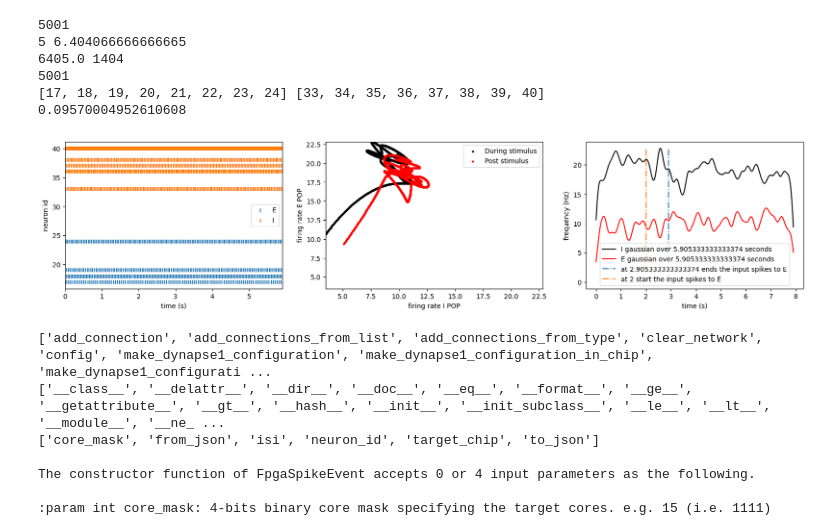
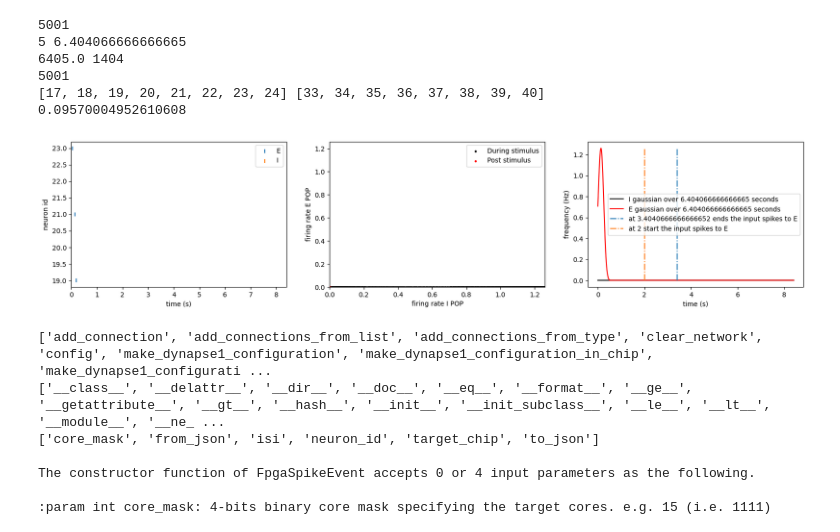
Before and after one commit to illian-g/Agentic-intelligence-E-I-network-on-silicon-neurons-DYNAP_SE2-, a Jupyter notebook: igruenberg/project.ipynb, the cells around one changed output. Cells and saved outputs as stored; diff of their text form; code cells hidden in the pictures.

Commit message:
monitor excitatory population with spike gen

```diff
--- a/igruenberg/project.ipynb
+++ b/igruenberg/project.ipynb
@@ -467,6 +467,7 @@ net_gen.clear_network()
 
 EN0    = 8
 e_neurons = [(0,0,ni) for ni in range(1,EN0+1)]
+monitored_neurons = e_neurons
 neurons = []
 for nid in e_neurons:
     neurons.append(Neuron(nid[0],nid[1],nid[2]))
@@ -484,13 +485,27 @@ WARNING: the network is empty!
 #param_group.param_map['PS_WEIGHT_EXC_F_N'].coarse_value = VALUE #AMPA weight
 #param_group.param_map['PS_WEIGHT_EXC_S_N'].fine_coarse = VALUE
 #param_group.param_map['PS_WEIGHT_EXC_S_N'].fine_value = VALUE
-param_group = config.chips[0].cores[0].parameter_group
-param_group.param_map['IF_THR_N'].coarse_value = 5
-param_group.param_map['IF_THR_N'].fine_value = 80
-param_group.param_map['IF_DC_P'].coarse_value = 0
-param_group.param_map['IF_DC_P'].fine_value = 0
-param_group.param_map['IF_TAU1_N'].coarse_value = 5
-param_group.param_map['IF_TAU1_N'].fine_value = 149
+paramGroup = gen_clean_param_group()
+for chip in range(4):
+    for core in range(4):
+        model.update_parameter_group(paramGroup, chip, core)
+
+
+chip = 0
+core = 0
+param____ = dyn1.Dynapse1Parameter("IF_DC_P", 0, 0)
+param = dyn1.Dynapse1Parameter("PS_WEIGHT_EXC_F_N", 7, 194) #ampa
+param_ = dyn1.Dynapse1Parameter("PS_WEIGHT_EXC_S_N", 0, 0)
+param__ = dyn1.Dynapse1Parameter("NPDPIE_THR_F_P", 6, 150)# ampa
+param___ = dyn1.Dynapse1Parameter("NPDPIE_THR_S_P", 0, 0)
+param_____ = dyn1.Dynapse1Parameter("IF_TAU1_N", 3, 100)
+model.update_single_parameter(param_____, chip, core)
+model.update_single_parameter(param, chip, core)
+model.update_single_parameter(param_, chip, core)
+model.update_single_parameter(param__, chip, core)
+model.update_single_parameter(param___, chip, core)
+model.update_single_parameter(param____, chip, core)
+
 
 graph, filter_node, sink_node = ut.create_neuron_select_graph(model, monitored_neurons)
 graph.start()
@@ -613,7 +628,7 @@ if(PRESYNAPTIC):
     D=D_max - D_min
     fs=1000
 else:
-    spike_t = spike_t_pos
+    spike_t_ = spike_t_pos
     spike_id = spike_id_pos
     NE = NE0_0
     NI = NI2_0
@@ -630,14 +645,14 @@ if(not PRESYNAPTIC):
     I_ids2_0_flat = [neuron+255*core for chip, core, neuron in I_ids2_0]
     binPOP = np.zeros((3,int(np.ceil((D+D_pre_stim)*fs))))
     for i in range(spike_range):
-        if(spike_t[i]<D+D_pre_stim):
+        if(spike_t_[i]<D+D_pre_stim):
             if E_ids0_0_flat[0]< spike_id[i] < E_ids0_0_flat[-1]:
                 group_idx = 0
             elif I_ids2_0_flat[0] < spike_id[i] < I_ids2_0_flat[-1]:
                 group_idx = 1
             else:
-                group_id = 2
-            binPOP[group_idx,int(spike_t[i]*fs)]=1
+                group_idx = 2
+            binPOP[group_idx,int(spike_t_[i]*fs)]=1
 
     variance = 0.01  # s²
     sigma = np.sqrt(variance)  # 0.1 s = 100 ms
@@ -675,12 +690,12 @@ if(not PRESYNAPTIC):
     ax3.legend()
     mask_e0_0 = [(E_ids0_0_flat[0] <= id) & (id <= E_ids0_0_flat[-1]) for id in spike_id]
     mask_i2_0 = [(I_ids2_0_flat[0] <= id) & (id <= I_ids2_0_flat[-1]) for id in spike_id]
-    ax1.scatter(spike_t[mask_e0_0],spike_id[mask_e0_0],marker='|',label=labelx[0])
-    ax1.scatter(spike_t[mask_i2_0],spike_id[mask_i2_0],marker='|',label=labelx[1])
+    ax1.scatter(spike_t_[mask_e0_0],spike_id[mask_e0_0],marker='|',label=labelx[0])
+    ax1.scatter(spike_t_[mask_i2_0],spike_id[mask_i2_0],marker='|',label=labelx[1])
     ax1.set_xlabel('time (s)')
     ax1.set_ylabel('neuron id')
     ax1.legend()
-    ax1.set_xlim(0,D)
+    ax1.set_xlim(0,D+D_pre_stim)
     output_dir = "E-I-balance DYNAP-SE"
     os.makedirs(output_dir, exist_ok= True)
     plt.savefig(f'{output_dir}/plot.png')
@@ -775,34 +790,34 @@ else:
         plt.savefig(f'{output_dir}/ trial:{trial_no[i]} start_time:{D_start[i]}.png')
         plt.close(f)
     """
     fig, (ax4, ax5) = plt.subplots(2, 1)
     height4 = max(raw_rate[0])
     ax4.plot(time, raw_rate[0],alpha=0.3,
         drawstyle='steps-post', linewidth=1, label=f"trial: {trial_no[i]} RAW summed {labelx[1]}")
     ax4.set_ylabel('Rate (Hz)')
     ax4.set_xlabel('Time (s)')
     ax4.plot([D_start[i],D_start[i]],[0,height4], '-.', label='start cue')
     ax4.plot([D_end[i],D_end[i]],[0,height4], '-.', label='stop cue')
     ax4.set_xlim(D_min[i],D_max[i])
     ax4.legend()
 
     height5 = max(raw_rate[1])
     ax5.scatter(time, raw_rate[1], label=f"trial: {trial_no[i]} RAW binary bin {labelx[1]}")
     ax5.set_ylabel('Rate (Hz)')
     ax5.set_xlabel('Time (s)')
     ax5.plot([D_start[i],D_start[i]],[0,height5], '-.', label='start cue')
     ax5.plot([D_end[i],D_end[i]],[0,height5], '-.', label='stop cue')
     ax5.set_xlim(D_min[i],D_max[i])
     ax5.legend()
 
     plt.tight_layout()
     output_dir = "spike_plots_right_raw"
     os.makedirs(output_dir, exist_ok= True)
     plt.savefig(f'{output_dir}/ trial:{trial_no[i]} start_time:{D_start[i]}.png')
     plt.close(fig)
     """
 # %% [output]
-[figure, old version]
+[figure, new version]
 # %%
 print([m for m in dir(net_gen) if not m.startswith('_')])
 print(dir(samna.dynapse1.FpgaSpikeEvent))
```
Also changed, not shown: parts of 10 cells of this notebook.
